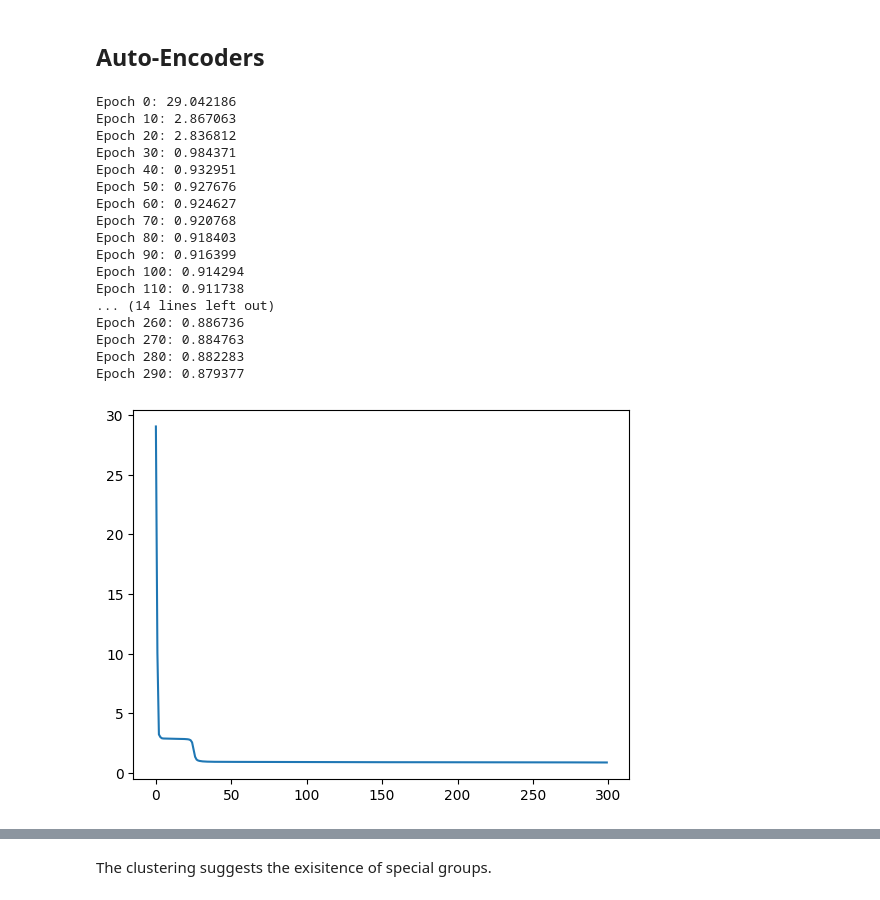
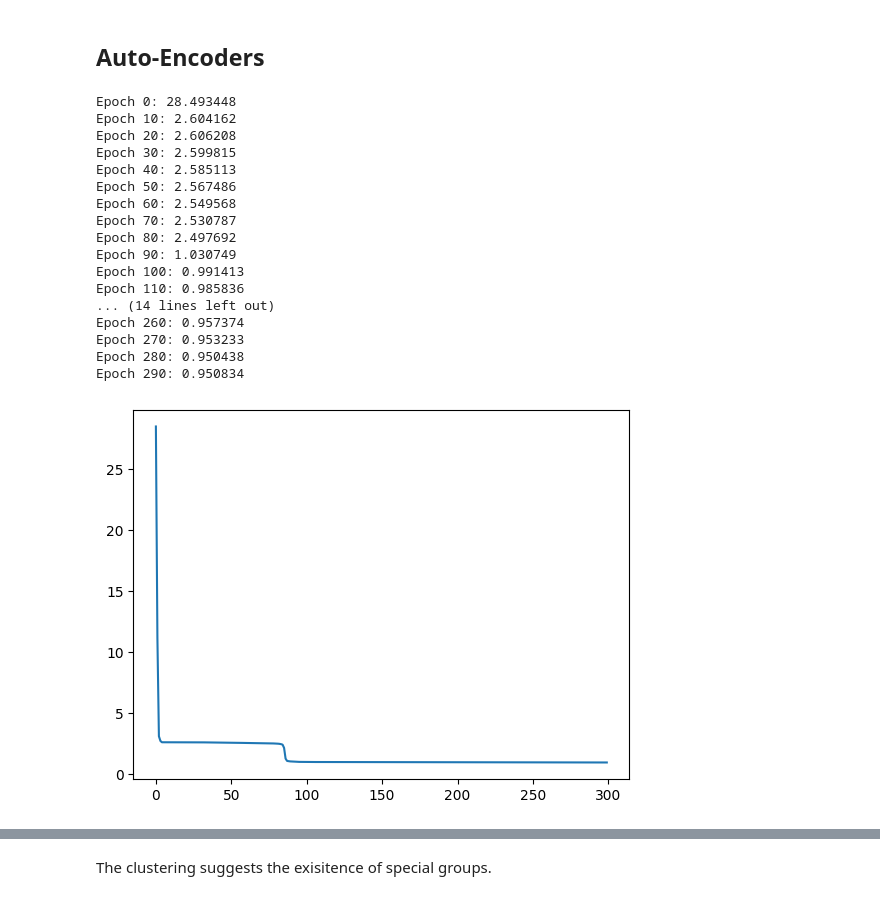
Before and after one commit to ashmitchamoli/Student-Performance-Data-Analysis, a Jupyter notebook: data-exploration.ipynb, the cells around one changed output, grey strips where cells are left out. Cells and saved outputs as stored; diff of their text form; code cells hidden in the pictures.

```diff
--- a/data-exploration.ipynb
+++ b/data-exploration.ipynb
@@ -103,53 +98,49 @@ class AutoEncoder(torch.nn.Module):
 # %%
 numericalColumns = X.select_dtypes(exclude=['object', 'bool']).columns
 numericalColumns = list(numericalColumns)
-numericalColumns.remove('Medu')
-numericalColumns.remove('Fedu')
-# no need to remove categorical columns as the neural network will automatically adjust for them
-
 model = AutoEncoder(len(numericalColumns), 2, [16, 8])
 epochs = 300
 lr = 0.006
 optimizer = torch.optim.Adam(model.parameters(), lr=lr)
 criterion = torch.nn.MSELoss()
 
 trainLoss = []
 for epoch in range(epochs):
     # divide into batches
     runningLoss = 0
     for i in range(0, len(X[numericalColumns]), 32):
         optimizer.zero_grad()
         output, _ = model(torch.tensor(X[numericalColumns].iloc[i:i+32].values, dtype=torch.float))
         loss = criterion(output, torch.tensor(X[numericalColumns].iloc[i:i+32].values, dtype=torch.float))
         loss.backward()
         optimizer.step()
         runningLoss += loss.item()
     trainLoss.append(runningLoss / (len(X[numericalColumns]) / 32))
     if (epoch % 10 == 0):
         print(f"Epoch {epoch}: {trainLoss[-1]:3f}")
 
 # plot
 plt.plot(trainLoss)
 plt.show()
 # %% [output]
-Epoch 0: 29.042186
-Epoch 10: 2.867063
-Epoch 20: 2.836812
-Epoch 30: 0.984371
-Epoch 40: 0.932951
-Epoch 50: 0.927676
-Epoch 60: 0.924627
-Epoch 70: 0.920768
-Epoch 80: 0.918403
-Epoch 90: 0.916399
-Epoch 100: 0.914294
-Epoch 110: 0.911738
+Epoch 0: 28.493448
+Epoch 10: 2.604162
+Epoch 20: 2.606208
+Epoch 30: 2.599815
+Epoch 40: 2.585113
+Epoch 50: 2.567486
+Epoch 60: 2.549568
+Epoch 70: 2.530787
+Epoch 80: 2.497692
+Epoch 90: 1.030749
+Epoch 100: 0.991413
+Epoch 110: 0.985836
 ... (14 lines left out)
-Epoch 260: 0.886736
-Epoch 270: 0.884763
-Epoch 280: 0.882283
-Epoch 290: 0.879377
+Epoch 260: 0.957374
+Epoch 270: 0.953233
+Epoch 280: 0.950438
+Epoch 290: 0.950834
-[figure, old version]
+[figure, new version]
 # %%
 with torch.no_grad():
     embeddings = model.encoder(torch.tensor(X[numericalColumns].values, dtype=torch.float)).detach().numpy()
```
Also changed, not shown: parts of 3 cells of this notebook, 1 other file.
